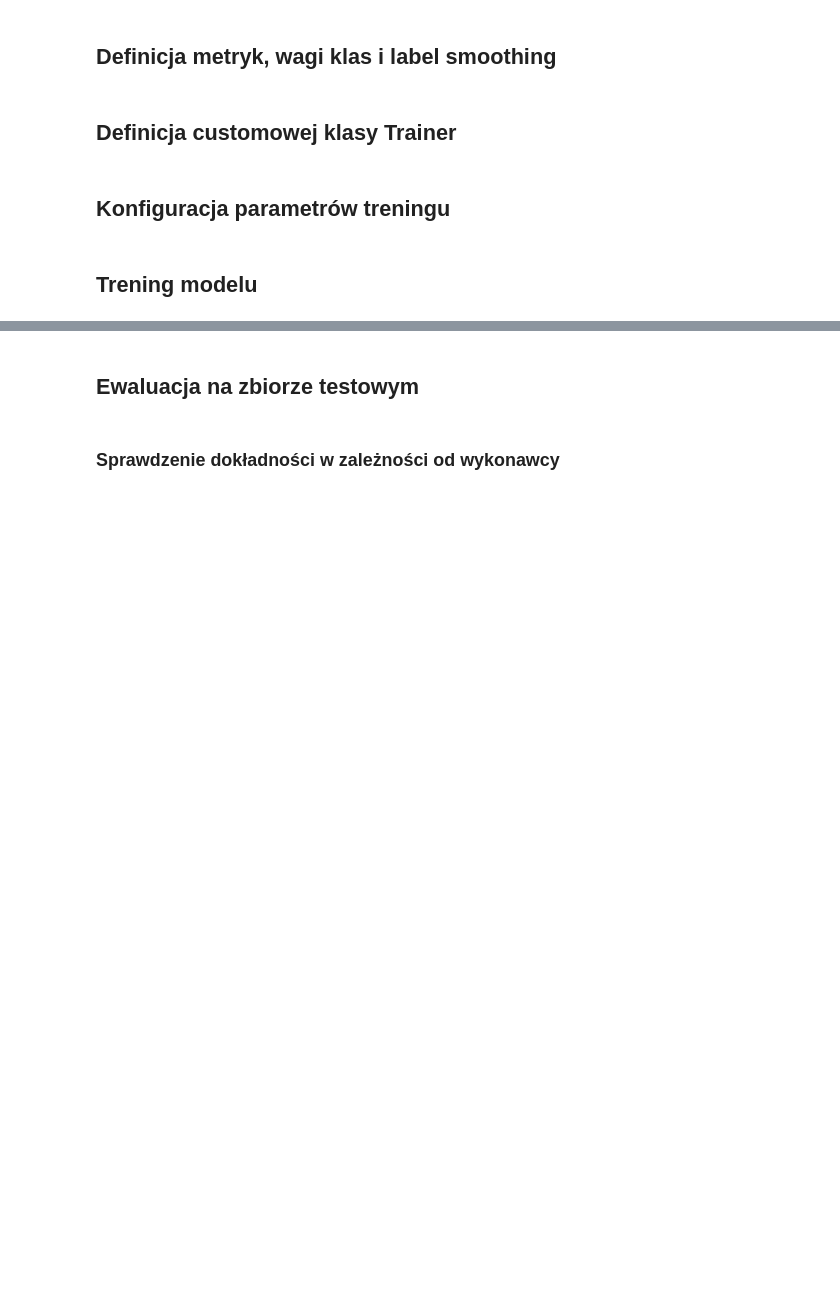
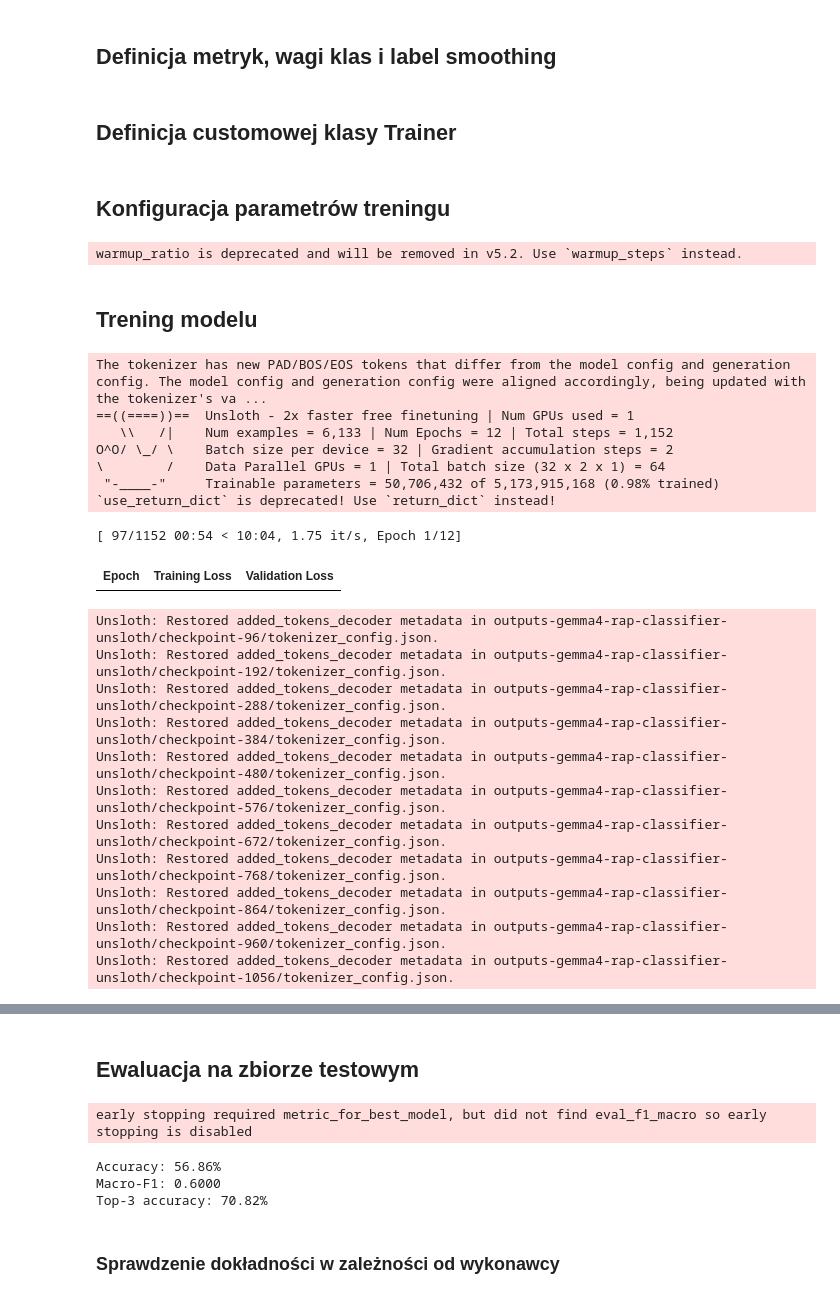
Before and after one commit to vadtrex/Projekt-PJN, a Jupyter notebook: trening-gemma.ipynb, the cells around one changed output, grey strips where cells are left out. Drawn from its saved outputs; the diff is of its cells as text; code cells hidden in the pictures; blank space fills up the shorter version.

Commit message:
Add trained Gemma 4

```diff
--- a/trening-gemma.ipynb
+++ b/trening-gemma.ipynb
@@ -327,10 +382,10 @@ dataloader_num_workers = 0 if os.name == "nt" else 4
 # Konfiguracja treningu
 training_args = TrainingArguments(
     output_dir=OUTPUT_DIR,
-    num_train_epochs=16, # Liczba epok treningu
-    per_device_train_batch_size=128, # Batch size podczas treningu
-    per_device_eval_batch_size=128, # Batch size podczas ewaluacji
-    gradient_accumulation_steps=1,
+    num_train_epochs=12, # Liczba epok treningu
+    per_device_train_batch_size=32, # Batch size podczas treningu
+    per_device_eval_batch_size=64, # Batch size podczas ewaluacji
+    gradient_accumulation_steps=2,
     learning_rate=LORA_LR, # bazowy LR
     weight_decay=0.01, # Parametr regularyzacji
     warmup_ratio=0.1, # Procent kroków rozgrzewkowych
@@ -369,10 +424,36 @@ trainer = WeightedTrainer(
     head_lr=HEAD_LR, # Learning rate dla głowicy klasyfikacyjnej
     callbacks=[EarlyStoppingCallback(early_stopping_patience=2)], # Wczesne zatrzymanie treningu, jeśli metryka ewaluacji nie poprawi się przez 2 kolejne epoki
 )
+# %% [output]
+warmup_ratio is deprecated and will be removed in v5.2. Use `warmup_steps` instead.
 # %% [markdown]
 ## Trening modelu
 # %%
+import shutil
+shutil.rmtree(OUTPUT_DIR, ignore_errors=True)
+
 train_result = trainer.train(resume_from_checkpoint=False)
 
 print(f"\nCzas treningu: {train_result.metrics['train_runtime']:.0f} s")
 print(f"Końcowy loss: {train_result.metrics['train_loss']:.4f}")
+# %% [output]
+The tokenizer has new PAD/BOS/EOS tokens that differ from the model config and generation config. The model config and generation config were aligned accordingly, being updated with the tokenizer's va ...
+==((====))==  Unsloth - 2x faster free finetuning | Num GPUs used = 1
+   \\   /|    Num examples = 6,133 | Num Epochs = 12 | Total steps = 1,152
+O^O/ \_/ \    Batch size per device = 32 | Gradient accumulation steps = 2
+\        /    Data Parallel GPUs = 1 | Total batch size (32 x 2 x 1) = 64
+ "-____-"     Trainable parameters = 50,706,432 of 5,173,915,168 (0.98% trained)
+`use_return_dict` is deprecated! Use `return_dict` instead!
+[ 97/1152 00:54 < 10:04, 1.75 it/s, Epoch 1/12]
+| Epoch | Training Loss | Validation Loss |
+Unsloth: Restored added_tokens_decoder metadata in outputs-gemma4-rap-classifier-unsloth/checkpoint-96/tokenizer_config.json.
+Unsloth: Restored added_tokens_decoder metadata in outputs-gemma4-rap-classifier-unsloth/checkpoint-192/tokenizer_config.json.
+Unsloth: Restored added_tokens_decoder metadata in outputs-gemma4-rap-classifier-unsloth/checkpoint-288/tokenizer_config.json.
+Unsloth: Restored added_tokens_decoder metadata in outputs-gemma4-rap-classifier-unsloth/checkpoint-384/tokenizer_config.json.
+Unsloth: Restored added_tokens_decoder metadata in outputs-gemma4-rap-classifier-unsloth/checkpoint-480/tokenizer_config.json.
+Unsloth: Restored added_tokens_decoder metadata in outputs-gemma4-rap-classifier-unsloth/checkpoint-576/tokenizer_config.json.
+Unsloth: Restored added_tokens_decoder metadata in outputs-gemma4-rap-classifier-unsloth/checkpoint-672/tokenizer_config.json.
+Unsloth: Restored added_tokens_decoder metadata in outputs-gemma4-rap-classifier-unsloth/checkpoint-768/tokenizer_config.json.
+Unsloth: Restored added_tokens_decoder metadata in outputs-gemma4-rap-classifier-unsloth/checkpoint-864/tokenizer_config.json.
+Unsloth: Restored added_tokens_decoder metadata in outputs-gemma4-rap-classifier-unsloth/checkpoint-960/tokenizer_config.json.
+Unsloth: Restored added_tokens_decoder metadata in outputs-gemma4-rap-classifier-unsloth/checkpoint-1056/tokenizer_config.json.
@@ -383,6 +466,11 @@ test_metrics = trainer.evaluate(eval_dataset=test_ds, metric_key_prefix="test")
 print(f"Accuracy: {test_metrics['test_accuracy']:.2%}")
 print(f"Macro-F1: {test_metrics['test_f1_macro']:.4f}")
 print(f"Top-3 accuracy: {test_metrics['test_top3_accuracy']:.2%}")
+# %% [output]
+early stopping required metric_for_best_model, but did not find eval_f1_macro so early stopping is disabled
+Accuracy: 56.86%
+Macro-F1: 0.6000
+Top-3 accuracy: 70.82%
 # %% [markdown]
 ### Sprawdzenie dokładności w zależności od wykonawcy
 # %%
```
Also changed, not shown: parts of 9 cells of this notebook, 5 other files.
